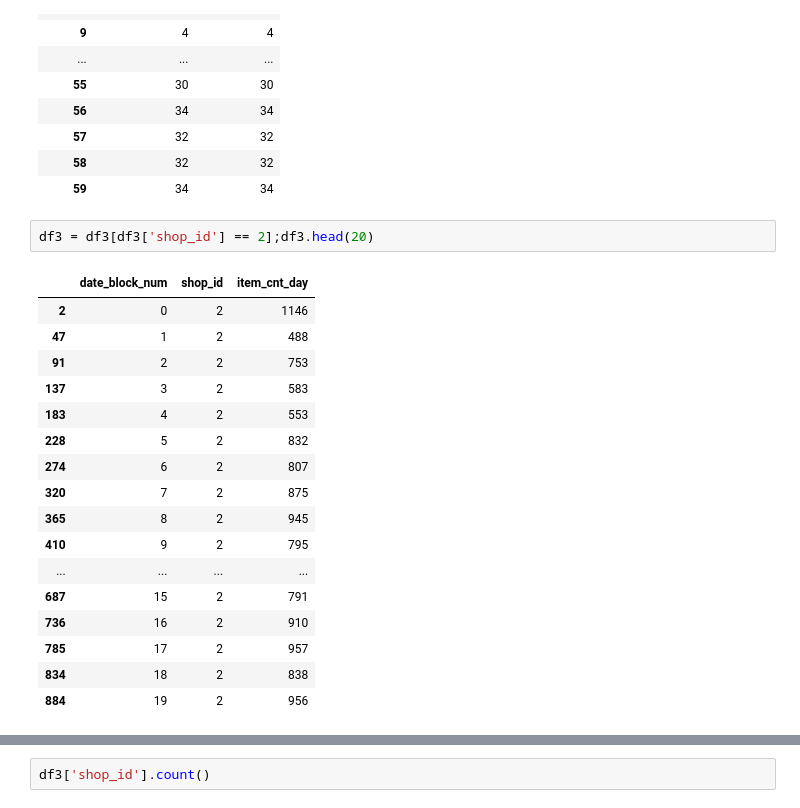
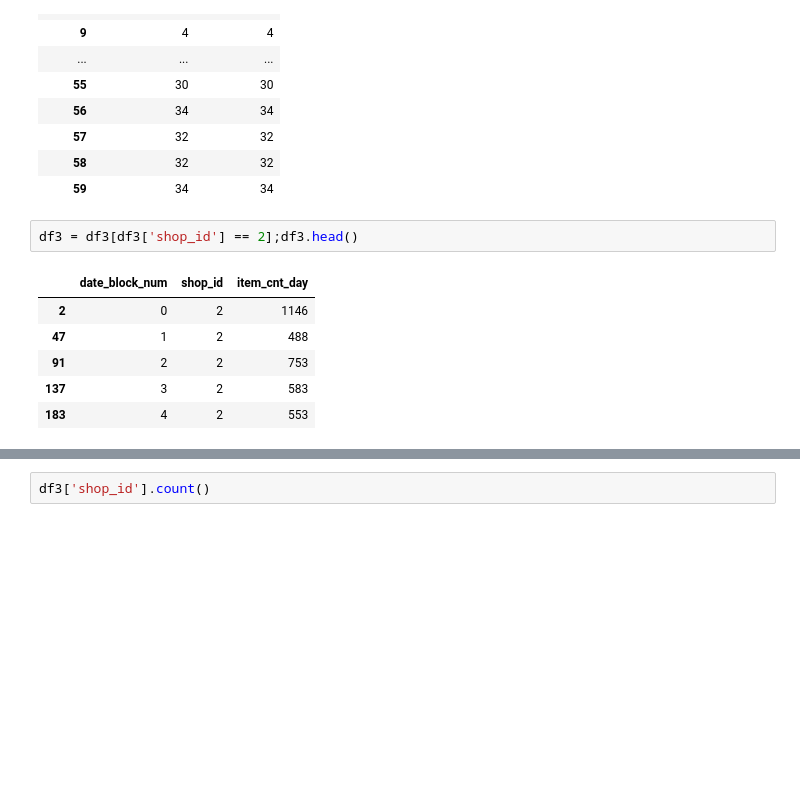
Before and after one commit to jguzman94/capstone-project, a Jupyter notebook: caps_1.ipynb, the cells around one changed output, grey strips where cells are left out. Drawn from its saved outputs; the diff is of its cells as text; blank space fills up the shorter version.

```diff
--- a/caps_1.ipynb
+++ b/caps_1.ipynb
@@ -175,22 +157,11 @@ df3.groupby(by = 'shop_id').count()
 | 58 | 32 | 32 |
 | 59 | 34 | 34 |
 # %%
-df3 = df3[df3['shop_id'] == 2];df3.head(20)
+df3 = df3[df3['shop_id'] == 2];df3.head()
 # %% [output]
 |  | date_block_num | shop_id | item_cnt_day |
 | 2 | 0 | 2 | 1146 |
 | 47 | 1 | 2 | 488 |
 | 91 | 2 | 2 | 753 |
 | 137 | 3 | 2 | 583 |
 | 183 | 4 | 2 | 553 |
-| 228 | 5 | 2 | 832 |
-| 274 | 6 | 2 | 807 |
-| 320 | 7 | 2 | 875 |
-| 365 | 8 | 2 | 945 |
-| 410 | 9 | 2 | 795 |
-| ... | ... | ... | ... |
-| 687 | 15 | 2 | 791 |
-| 736 | 16 | 2 | 910 |
-| 785 | 17 | 2 | 957 |
-| 834 | 18 | 2 | 838 |
-| 884 | 19 | 2 | 956 |
```
Also changed, not shown: parts of 7 cells of this notebook.
